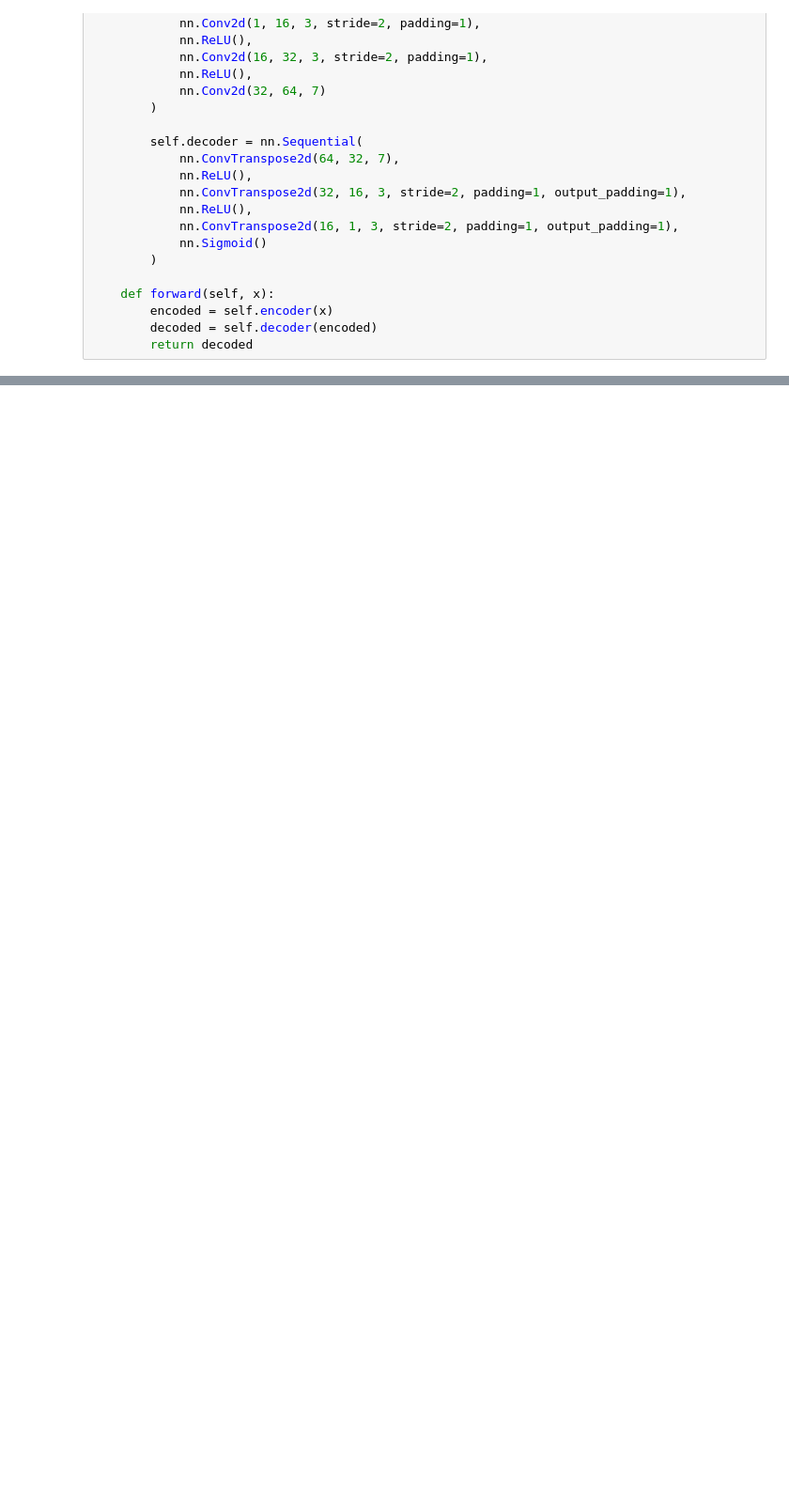
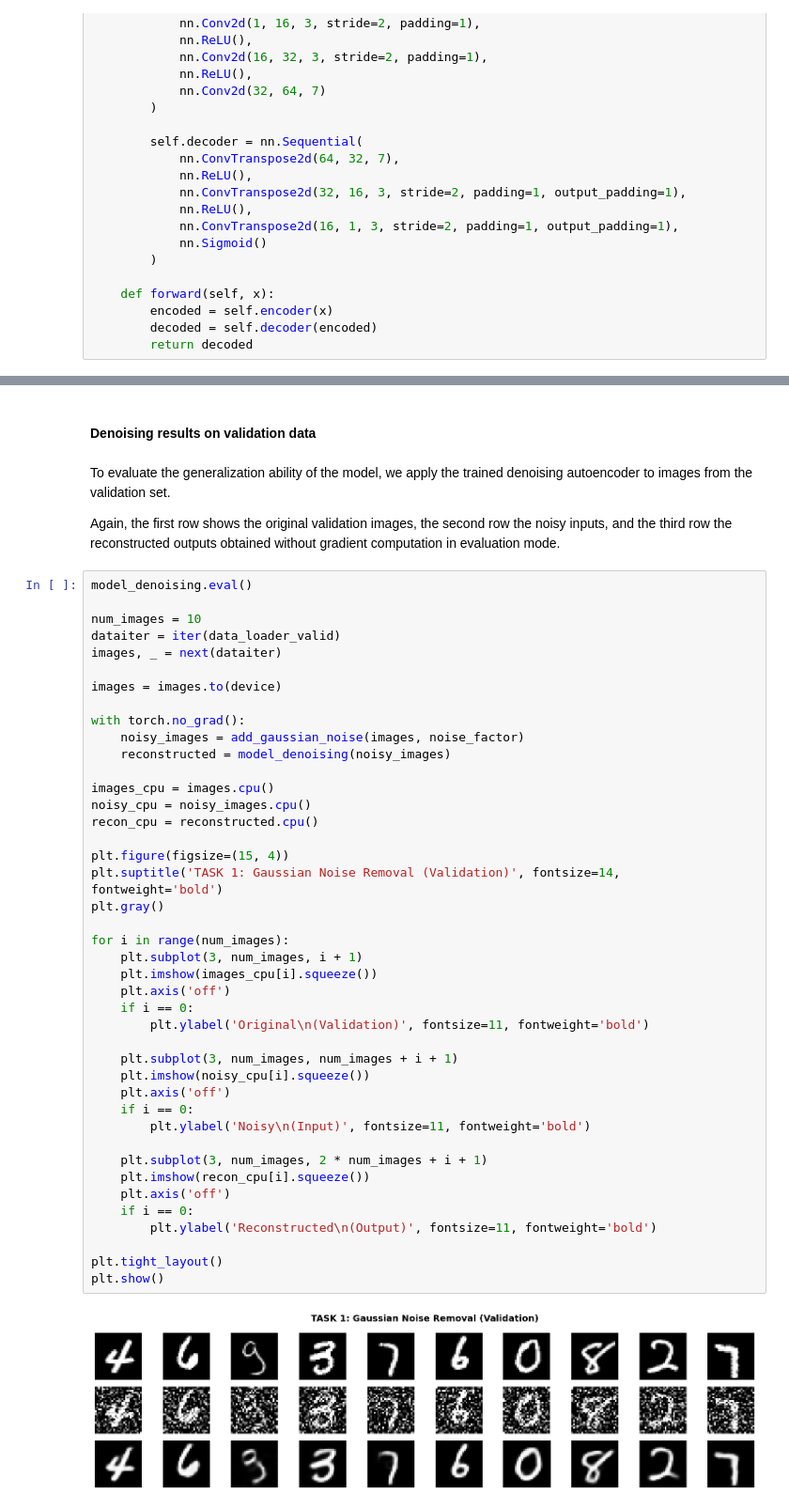
Before and after one commit to NestX10/Autoencoders, a Jupyter notebook: autoencoders.ipynb, the cells around one changed output, grey strips where cells are left out. Shown at 94% size. Drawn from its saved outputs; the diff is of its cells as text; blank space fills up the shorter version.

```diff
--- a/autoencoders.ipynb
+++ b/autoencoders.ipynb
@@ -205,0 +207,50 @@ plt.show()
+# %% [markdown]
+#### Denoising results on validation data
+# %% [markdown]
+To evaluate the generalization ability of the model, we apply the trained denoising autoencoder to images from the validation set.
+
+Again, the first row shows the original validation images, the second row the noisy inputs, and the third row the reconstructed outputs obtained without gradient computation in evaluation mode.
+# %%
+model_denoising.eval()
+
+num_images = 10
+dataiter = iter(data_loader_valid)
+images, _ = next(dataiter)
+
+images = images.to(device)
+
+with torch.no_grad():
+    noisy_images = add_gaussian_noise(images, noise_factor)
+    reconstructed = model_denoising(noisy_images)
+
+images_cpu = images.cpu()
+noisy_cpu = noisy_images.cpu()
+recon_cpu = reconstructed.cpu()
+
+plt.figure(figsize=(15, 4))
+plt.suptitle('TASK 1: Gaussian Noise Removal (Validation)', fontsize=14, fontweight='bold')
+plt.gray()
+
+for i in range(num_images):
+    plt.subplot(3, num_images, i + 1)
+    plt.imshow(images_cpu[i].squeeze())
+    plt.axis('off')
+    if i == 0:
+        plt.ylabel('Original\n(Validation)', fontsize=11, fontweight='bold')
+
+    plt.subplot(3, num_images, num_images + i + 1)
+    plt.imshow(noisy_cpu[i].squeeze())
+    plt.axis('off')
+    if i == 0:
+        plt.ylabel('Noisy\n(Input)', fontsize=11, fontweight='bold')
+
+    plt.subplot(3, num_images, 2 * num_images + i + 1)
+    plt.imshow(recon_cpu[i].squeeze())
+    plt.axis('off')
+    if i == 0:
+        plt.ylabel('Reconstructed\n(Output)', fontsize=11, fontweight='bold')
+
+plt.tight_layout()
+plt.show()
+# %% [output]
+[figure, added]
```
Also changed, not shown: parts of 33 cells of this notebook, 1 other file.
